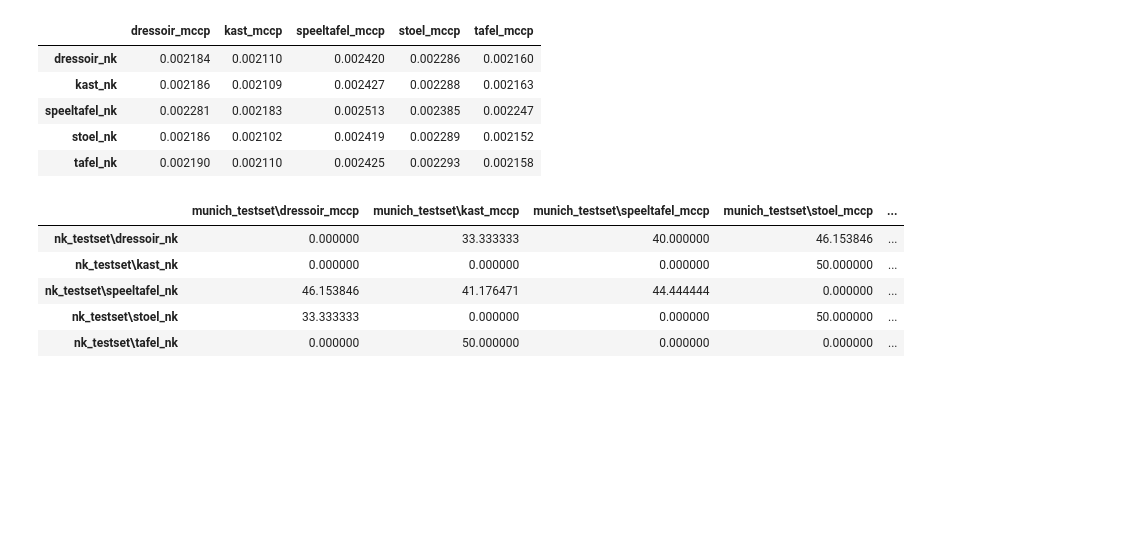
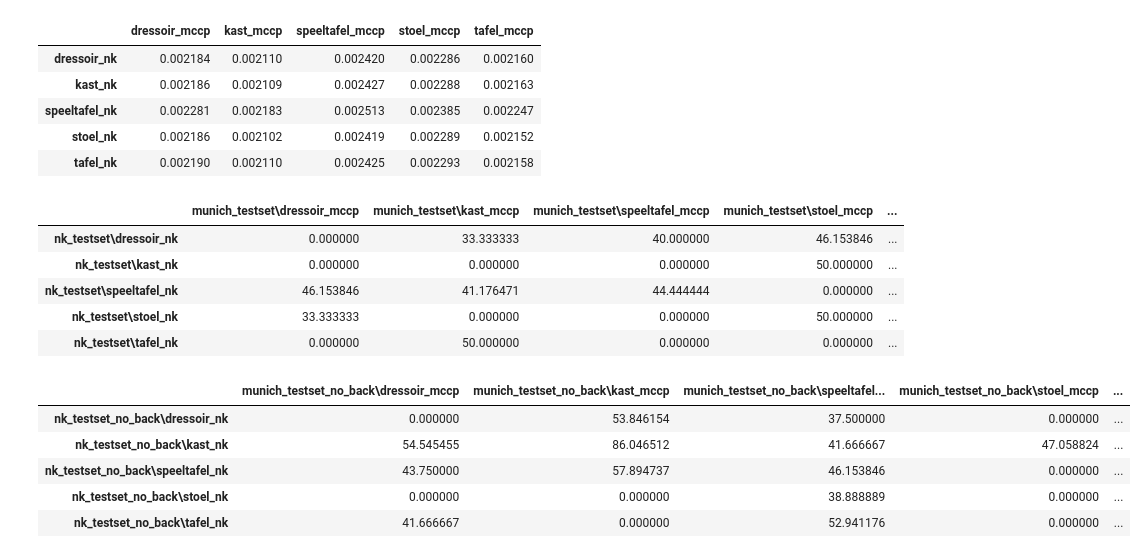
Before and after one commit to jacobjanwoord/Fearless-erfgoed, a Jupyter notebook: orb_playground.ipynb, the cells around one changed output. Drawn from its saved outputs; the diff is of its cells as text; code cells hidden in the pictures; blank space fills up the shorter version.

```diff
--- a/orb_playground.ipynb
+++ b/orb_playground.ipynb
@@ -568,3 +668,98 @@ get_table(sims)
 | nk_testset\speeltafel_nk | 46.153846 | 41.176471 | 44.444444 | 0.000000 | ... |
 | nk_testset\stoel_nk | 33.333333 | 0.000000 | 0.000000 | 50.000000 | ... |
 | nk_testset\tafel_nk | 0.000000 | 50.000000 | 0.000000 | 0.000000 | ... |
+# %%
+import cv2
+import numpy as np
+import os
+import pandas as pd
+
+def orb_similarity(img1, img2):
+    orb = cv2.ORB_create()
+    kp1, des1 = orb.detectAndCompute(img1, None)
+    kp2, des2 = orb.detectAndCompute(img2, None)
+
+    if des1 is None or des2 is None:
+        return 0.0
+
+    FLANN_INDEX_LSH = 6
+    index_params = dict(algorithm=FLANN_INDEX_LSH, table_number=6, key_size=12, multi_probe_level=1)
+    search_params = dict(checks=50)
+
+    flann = cv2.FlannBasedMatcher(index_params, search_params)
+    matches = flann.knnMatch(des1, des2, k=2)
+
+    good_matches = []
+    for match in matches:
+        if len(match) == 2:
+            m, n = match
+            if m.distance < 0.75 * n.distance:
+                good_matches.append(m)
+
+    if len(good_matches) < 10:
+        return 0.0
+
+    src_pts = np.float32([kp1[m.queryIdx].pt for m in good_matches]).reshape(-1, 2)
+    dst_pts = np.float32([kp2[m.trainIdx].pt for m in good_matches]).reshape(-1, 2)
+
+    H, mask = cv2.findHomography(src_pts, dst_pts, cv2.RANSAC, 15)
+    matches_mask = mask.ravel().tolist()
+
+    num_inliers = np.sum(matches_mask)
+    num_matches = len(good_matches)
+
+    similarity_percentage = (num_inliers / num_matches) * 100
+    return similarity_percentage
+
+def compute_similarities_testsets(munich_testset, nk_testset,
+                                  munich_path="munich_testset",
+                                  nk_path="nk_testset"):
+    """
+    Computes similarities between images from Munich and NK test sets using ORB features.
+    """
+    similarities = {}
+    for nk_img in nk_testset:
+        nk_img_path = os.path.join(nk_path, nk_img)
+        try:
+            nk_img = cv2.imread(nk_img_path, cv2.IMREAD_GRAYSCALE)
+            if nk_img is None:
+                raise ValueError(f"Image at {nk_img_path} could not be loaded.")
+        except ValueError as e:
+            print(e)
+            continue
+        for munich_img in munich_testset:
+            munich_img_path = os.path.join(munich_path, munich_img)
+            try:
+                munich_img = cv2.imread(munich_img_path, cv2.IMREAD_GRAYSCALE)
+                if munich_img is None:
+                    raise ValueError(f"Image at {munich_img_path} could not be loaded.")
+            except ValueError as e:
+                print(e)
+                continue
+            similarity = orb_similarity(nk_img, munich_img)
+            similarities[(nk_img_path, munich_img_path)] = similarity
+
+    return similarities
+
+# Example usage:
+nk_path = "nk_testset_no_back"
+munich_path = "munich_testset_no_back"
+
+if not os.path.exists(nk_path):
+    raise FileNotFoundError(f"The path {nk_path} does not exist.")
+if not os.path.exists(munich_path):
+    raise FileNotFoundError(f"The path {munich_path} does not exist.")
+
+nk_testset = os.listdir(nk_path)
+munich_testset = os.listdir(munich_path)
+
+sims = compute_similarities_testsets(munich_testset, nk_testset, munich_path, nk_path)
+# Assuming you have a function to visualize or save the results:
+get_table(sims)
+# %% [output]
+|  | munich_testset_no_back\dressoir_mccp | munich_testset_no_back\kast_mccp | munich_testset_no_back\speeltafel... | munich_testset_no_back\stoel_mccp | ... |
+| nk_testset_no_back\dressoir_nk | 0.000000 | 53.846154 | 37.500000 | 0.000000 | ... |
+| nk_testset_no_back\kast_nk | 54.545455 | 86.046512 | 41.666667 | 47.058824 | ... |
+| nk_testset_no_back\speeltafel_nk | 43.750000 | 57.894737 | 46.153846 | 0.000000 | ... |
+| nk_testset_no_back\stoel_nk | 0.000000 | 0.000000 | 38.888889 | 0.000000 | ... |
+| nk_testset_no_back\tafel_nk | 41.666667 | 0.000000 | 52.941176 | 0.000000 | ... |
```
Also changed, not shown: parts of 4 cells of this notebook, 1 other file.
